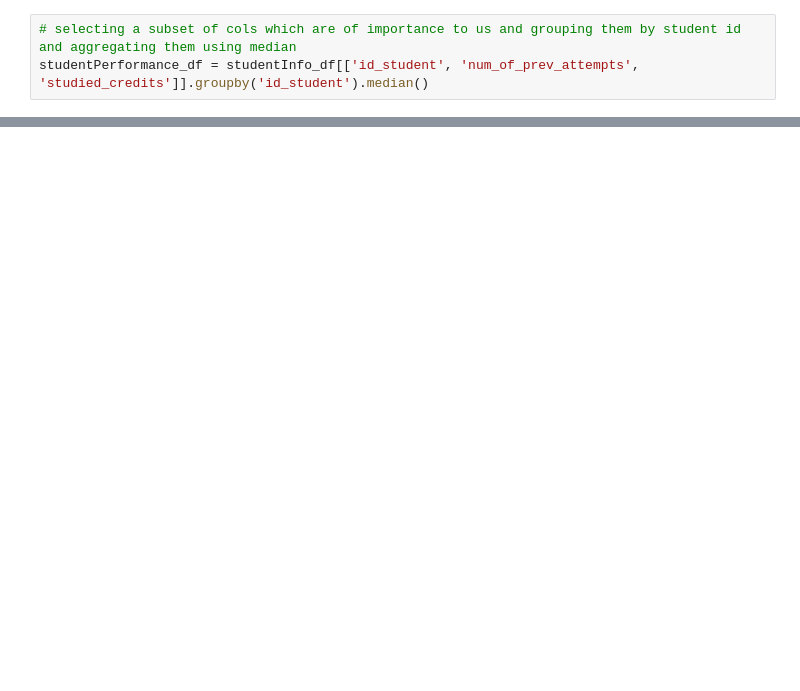
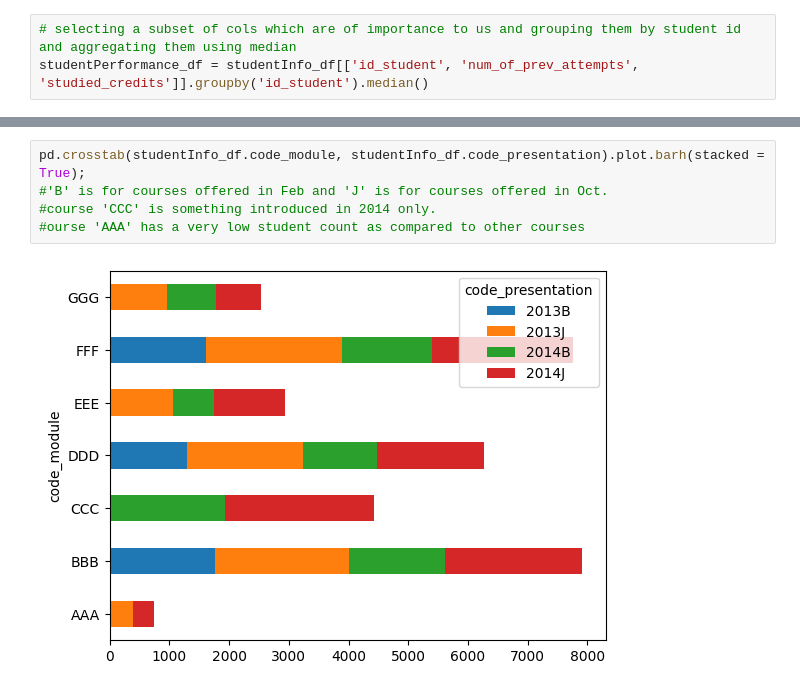
Before and after one commit to sreedharsiddhu/Hardware-and-software-project, a Jupyter notebook: Final_Hardware_and_Software.ipynb, the cells around one changed output, grey strips where cells are left out. Drawn from its saved outputs; the diff is of its cells as text; blank space fills up the shorter version.

```diff
--- a/Final_Hardware_and_Software.ipynb
+++ b/Final_Hardware_and_Software.ipynb
@@ -234,0 +299,7 @@ studentPerformance_df = studentInfo_df[['id_student', 'num_of_prev_attempts', 's
+# %%
+pd.crosstab(studentInfo_df.code_module, studentInfo_df.code_presentation).plot.barh(stacked = True);
+#'B' is for courses offered in Feb and 'J' is for courses offered in Oct.
+#course 'CCC' is something introduced in 2014 only.
+#ourse 'AAA' has a very low student count as compared to other courses
+# %% [output]
+[figure, added]
```
Also changed, not shown: parts of 40 cells of this notebook.
